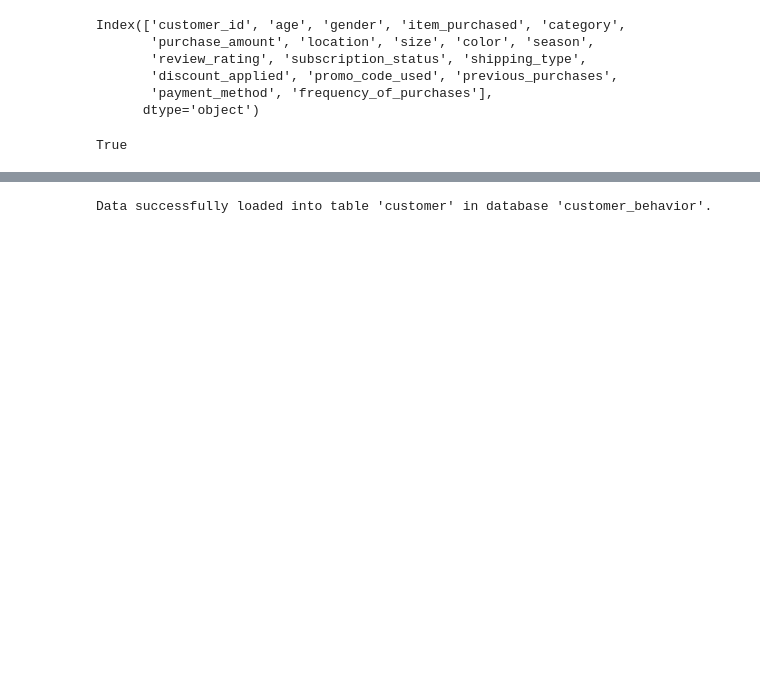
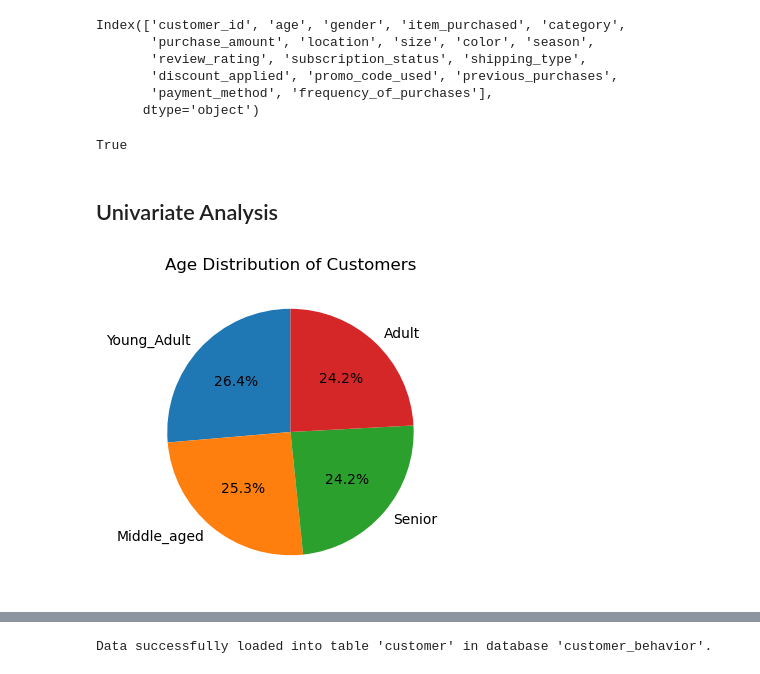
Before and after one commit to priyank60/customer-shopping-behaviour-analysis-python-postgresql-powerbi, a Jupyter notebook: notebooks/Customer_shopping_behavior.ipynb, the cells around one changed output, grey strips where cells are left out. Saved outputs shown, nothing was run; the diff lists cells and outputs as text; code cells hidden in the pictures; blank space fills up the shorter version.

Commit message:
Updated EDA insights and added new visualizations

```diff
--- a/notebooks/Customer_shopping_behavior.ipynb
+++ b/notebooks/Customer_shopping_behavior.ipynb
@@ -193,3 +199,17 @@ print((df['discount_applied']==df['promo_code_used']).all())
 df.drop("promo_code_used",axis=1,inplace=True) # remove any one
 # %% [output]
 True
+# %% [markdown]
+## Univariate Analysis
+# %%
+# Chart 1 - Age Distribution of Customers
+# Count customers in each age group
+age_counts = df['age_group'].value_counts()
+
+# Plot Pie Chart
+plt.figure(figsize=(4,4))
+plt.pie(age_counts, labels=age_counts.index, autopct='%1.1f%%', startangle=90)
+plt.title('Age Distribution of Customers')
+plt.show()
+# %% [output]
+[figure, added]
```
Also changed, not shown: parts of 17 cells of this notebook.
